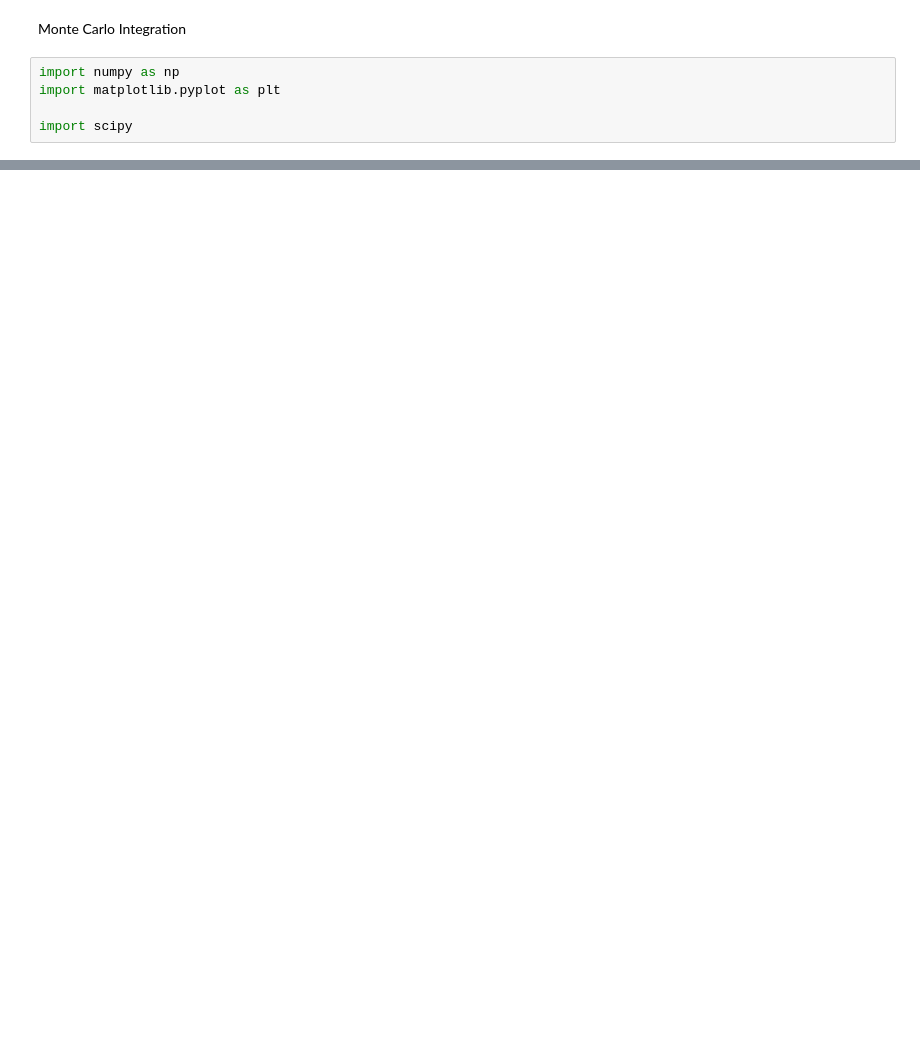
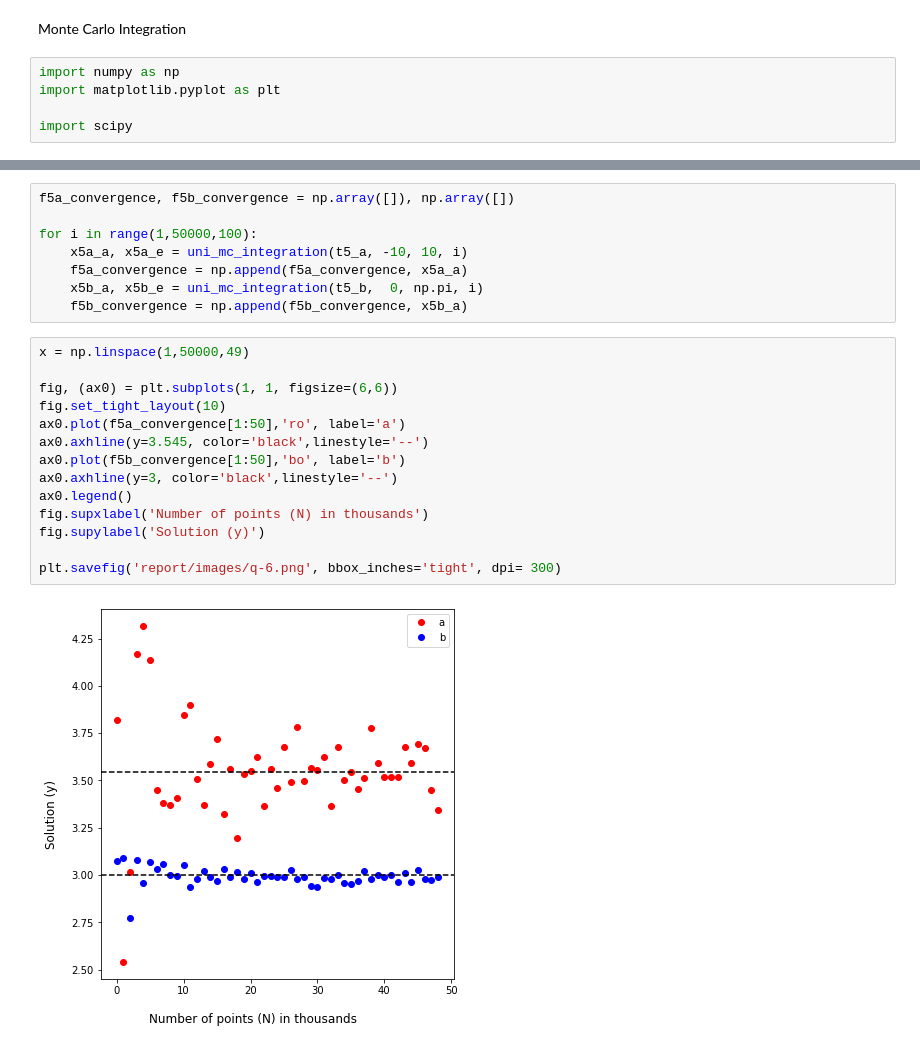
Before and after one commit to sourabh-ch/ph456-computational, a Jupyter notebook: lab-2/lab-2.ipynb, the cells around one changed output, grey strips where cells are left out. Cells and saved outputs as stored; diff of their text form; blank space fills up the shorter version.

```diff
--- a/lab-2/lab-2.ipynb
+++ b/lab-2/lab-2.ipynb
@@ -125,0 +222,24 @@ print(np.dot(a,b))
+# %%
+f5a_convergence, f5b_convergence = np.array([]), np.array([])
+
+for i in range(1,50000,100):
+    x5a_a, x5a_e = uni_mc_integration(t5_a, -10, 10, i)
+    f5a_convergence = np.append(f5a_convergence, x5a_a)
+    x5b_a, x5b_e = uni_mc_integration(t5_b,  0, np.pi, i)
+    f5b_convergence = np.append(f5b_convergence, x5b_a)
+# %%
+x = np.linspace(1,50000,49)
+
+fig, (ax0) = plt.subplots(1, 1, figsize=(6,6))
+fig.set_tight_layout(10)
+ax0.plot(f5a_convergence[1:50],'ro', label='a')
+ax0.axhline(y=3.545, color='black',linestyle='--')
+ax0.plot(f5b_convergence[1:50],'bo', label='b')
+ax0.axhline(y=3, color='black',linestyle='--')
+ax0.legend()
+fig.supxlabel('Number of points (N) in thousands')
+fig.supylabel('Solution (y)')
+
+plt.savefig('report/images/q-6.png', bbox_inches='tight', dpi= 300)
+# %% [output]
+[figure, added]
```
Also changed, not shown: parts of 17 cells of this notebook, 22 other files.
